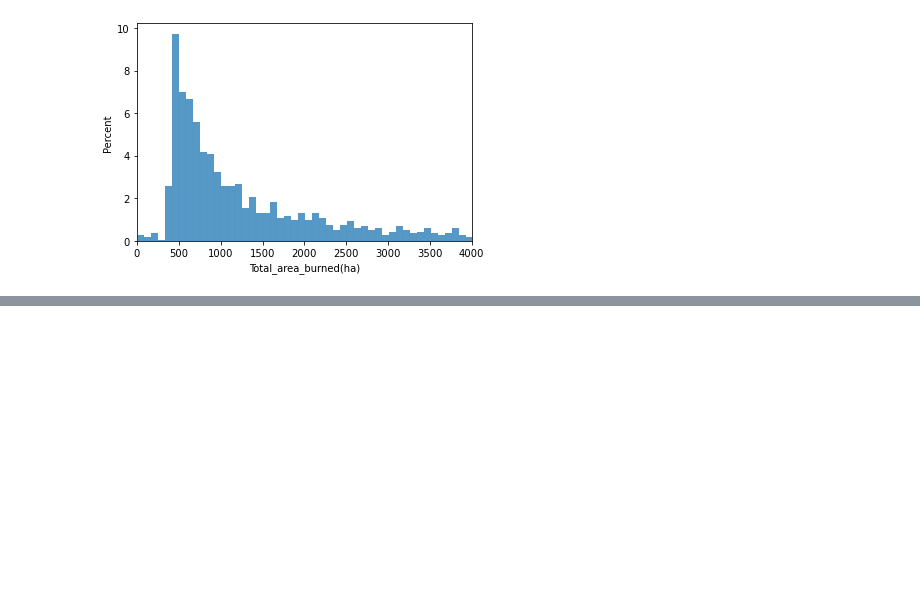
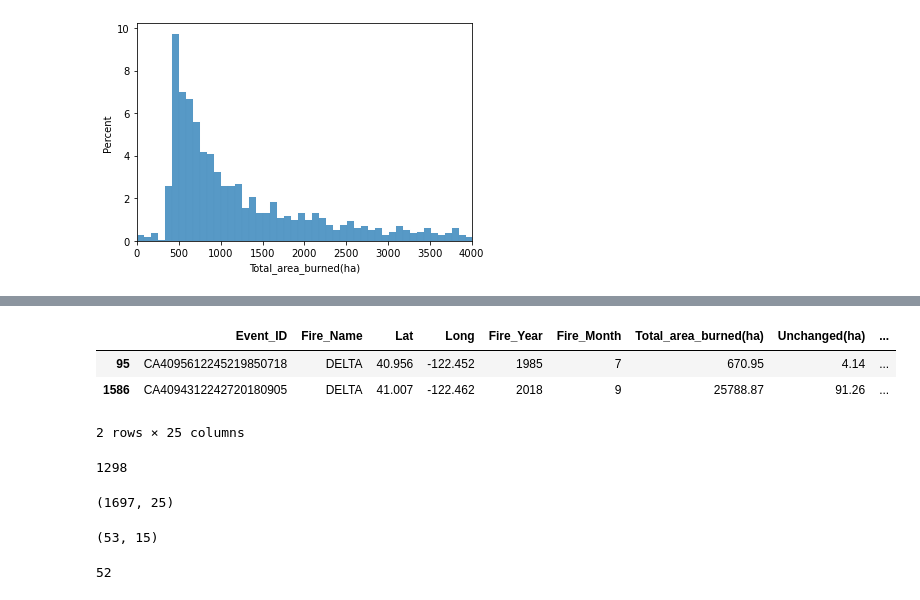
Before and after one commit to minhokim93/burnseverityML, a Jupyter notebook: notebooks/data_exploration_burn_severity.ipynb, the cells around one changed output, grey strips where cells are left out. Cells and saved outputs as stored; diff of their text form; code cells hidden in the pictures; blank space fills up the shorter version.

```diff
--- a/notebooks/data_exploration_burn_severity.ipynb
+++ b/notebooks/data_exploration_burn_severity.ipynb
@@ -100,0 +168,23 @@ Index(['Event_ID', 'Fire_Name', 'Lat', 'Long', 'Fire_Year', 'Fire_Month',
+# %%
+ca_fires[ca_fires['Fire_Name']=='DELTA']
+# %% [output]
+|  | Event_ID | Fire_Name | Lat | Long | Fire_Year | Fire_Month | Total_area_burned(ha) | Unchanged(ha) | ... |
+| 95 | CA4095612245219850718 | DELTA | 40.956 | -122.452 | 1985 | 7 | 670.95 | 4.14 | ... |
+| 1586 | CA4094312242720180905 | DELTA | 41.007 | -122.462 | 2018 | 9 | 25788.87 | 91.26 | ... |
+2 rows × 25 columns
+# %%
+len(ca_fires['Fire_Name'].unique())
+# %% [output]
+1298
+# %%
+ca_fires.shape
+# %% [output]
+(1697, 25)
+# %%
+fires.shape
+# %% [output]
+(53, 15)
+# %%
+len(fires['Fire Name'].unique())
+# %% [output]
+52
```
Also changed, not shown: parts of 13 cells of this notebook, 2 other files.
